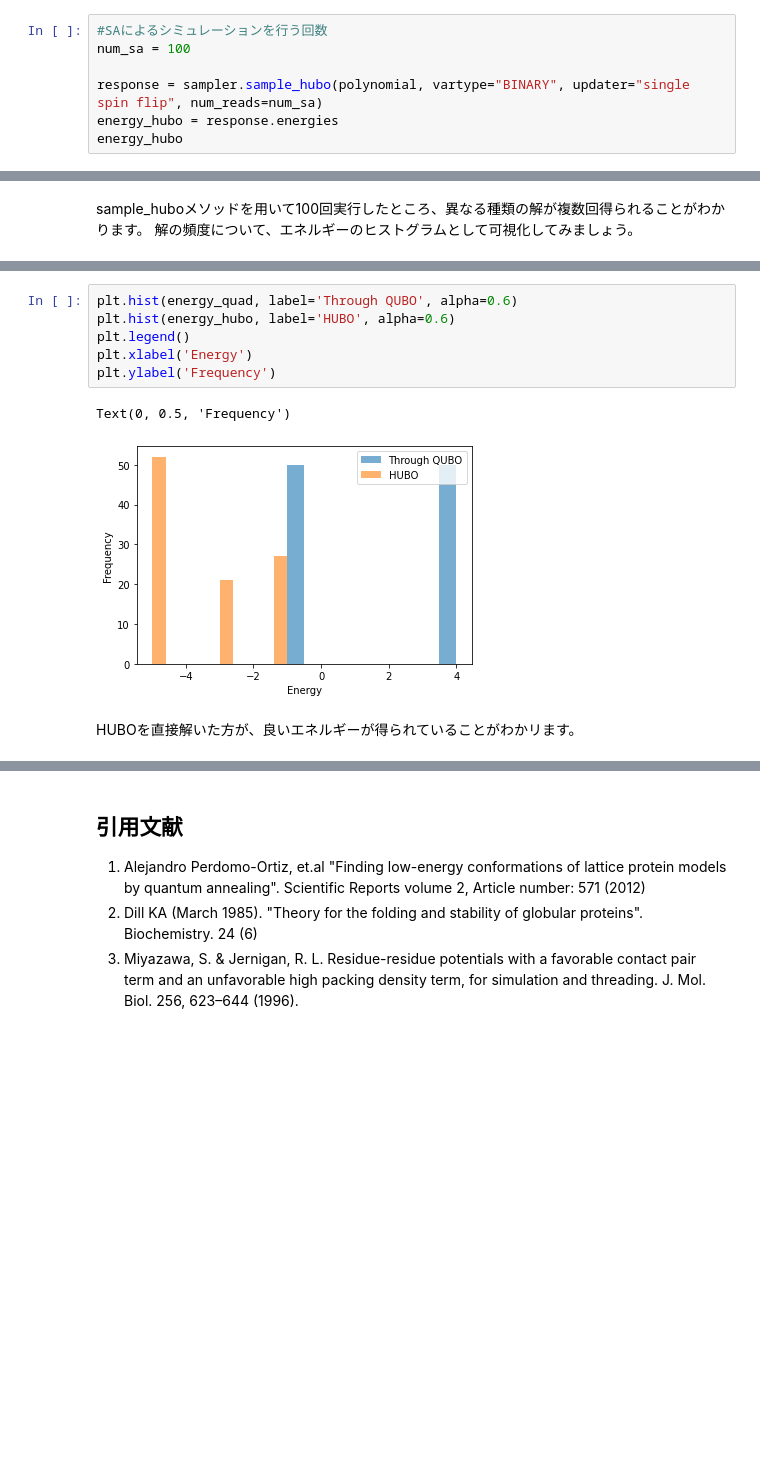
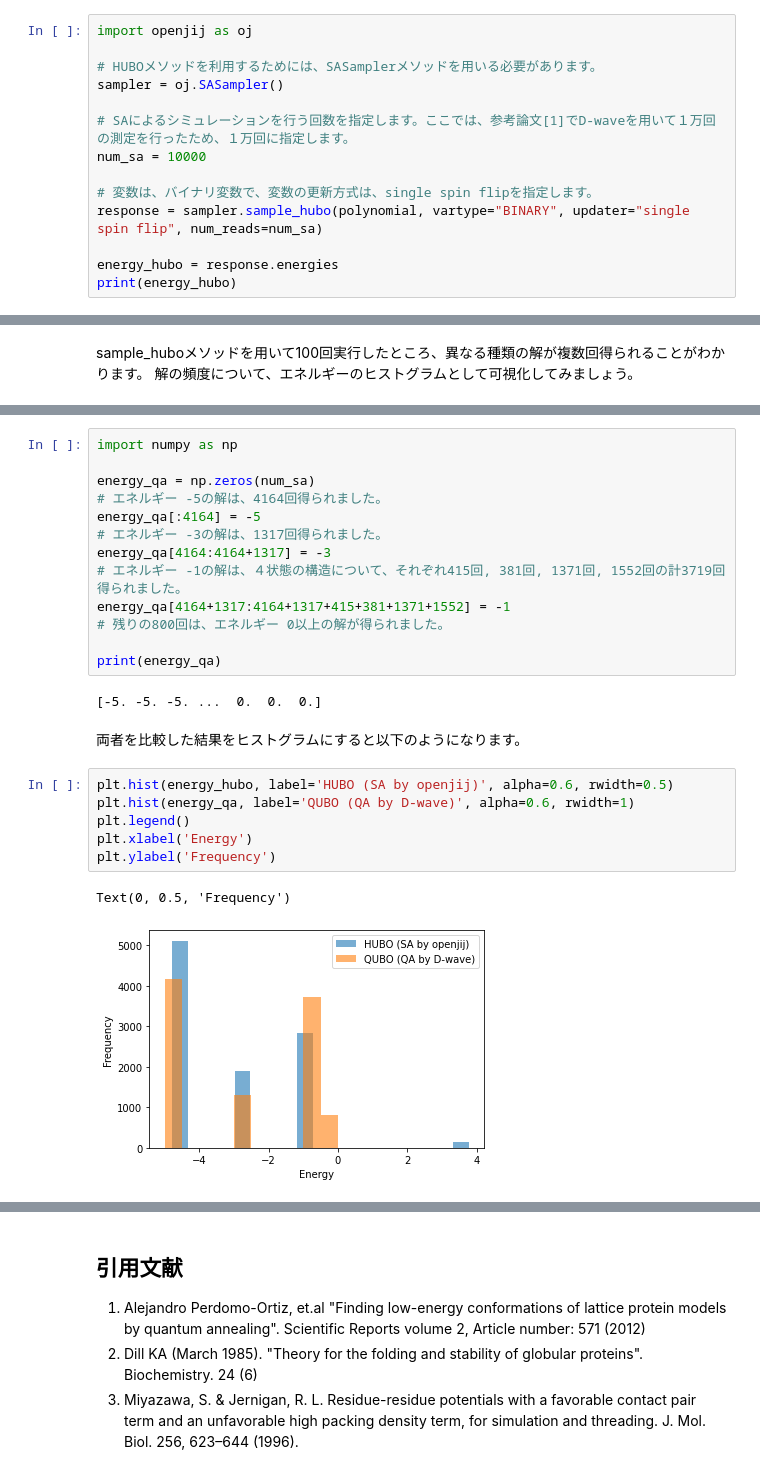
Before and after one commit to MasahitoKumada/OpenJijTutorial, a Jupyter notebook: source/ja/012-Finding_Protein_Folding_by_Quantum_Annealing.ipynb, the cells around one changed output, grey strips where cells are left out. Cells and saved outputs as stored; diff of their text form; blank space fills up the shorter version.

```diff
--- a/source/ja/012-Finding_Protein_Folding_by_Quantum_Annealing.ipynb
+++ b/source/ja/012-Finding_Protein_Folding_by_Quantum_Annealing.ipynb
@@ -147,9 +145,16 @@ sampler = oj.SASampler()
 polynomial = {():-1, (3,): -4, (1,3): 9, (2,3): 9, (1,2,3): -16}
 # %%
-#SAによるシミュレーションを行う回数
-num_sa = 100
+import openjij as oj
 
+# HUBOメソッドを利用するためには、SASamplerメソッドを用いる必要があります。
+sampler = oj.SASampler()
+
+# SAによるシミュレーションを行う回数を指定します。ここでは、参考論文[1]でD-waveを用いて１万回の測定を行ったため、１万回に指定します。
+num_sa = 10000
+
+# 変数は、バイナリ変数で、変数の更新方式は、single spin flipを指定します。
 response = sampler.sample_hubo(polynomial, vartype="BINARY", updater="single spin flip", num_reads=num_sa)
+
 energy_hubo = response.energies
-energy_hubo
+print(energy_hubo)
 # %% [output]
@@ -280,11 +214,26 @@ SAによるシミュレーションを100回行い、各シミュレーション
+# %%
+import numpy as np
+
+energy_qa = np.zeros(num_sa)
+# エネルギー -5の解は、4164回得られました。
+energy_qa[:4164] = -5
+# エネルギー -3の解は、1317回得られました。
+energy_qa[4164:4164+1317] = -3
+# エネルギー -1の解は、４状態の構造について、それぞれ415回, 381回, 1371回, 1552回の計3719回得られました。
+energy_qa[4164+1317:4164+1317+415+381+1371+1552] = -1
+# 残りの800回は、エネルギー 0以上の解が得られました。
+
+print(energy_qa)
+# %% [output]
+[-5. -5. -5. ...  0.  0.  0.]
+# %% [markdown]
+両者を比較した結果をヒストグラムにすると以下のようになります。
 # %%
-plt.hist(energy_quad, label='Through QUBO', alpha=0.6)
-plt.hist(energy_hubo, label='HUBO', alpha=0.6)
+plt.hist(energy_hubo, label='HUBO (SA by openjij)', alpha=0.6, rwidth=0.5)
+plt.hist(energy_qa, label='QUBO (QA by D-wave)', alpha=0.6, rwidth=1)
 plt.legend()
 plt.xlabel('Energy')
 plt.ylabel('Frequency')
 # %% [output]
 Text(0, 0.5, 'Frequency')
-[figure, old version]
+[figure, new version]
-# %% [markdown]
-HUBOを直接解いた方が、良いエネルギーが得られていることがわかリます。
```
Also changed, not shown: parts of 28 cells of this notebook, 1 other file.
